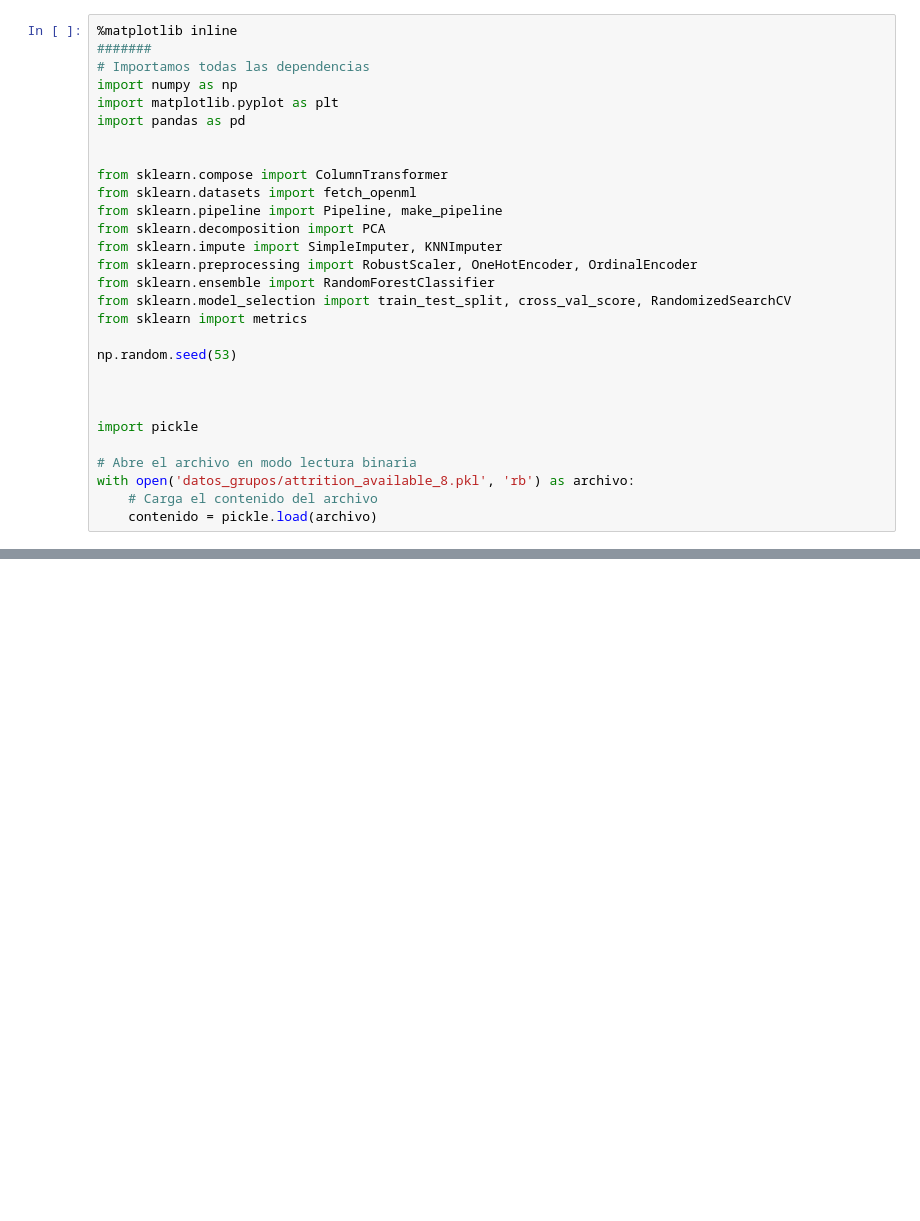
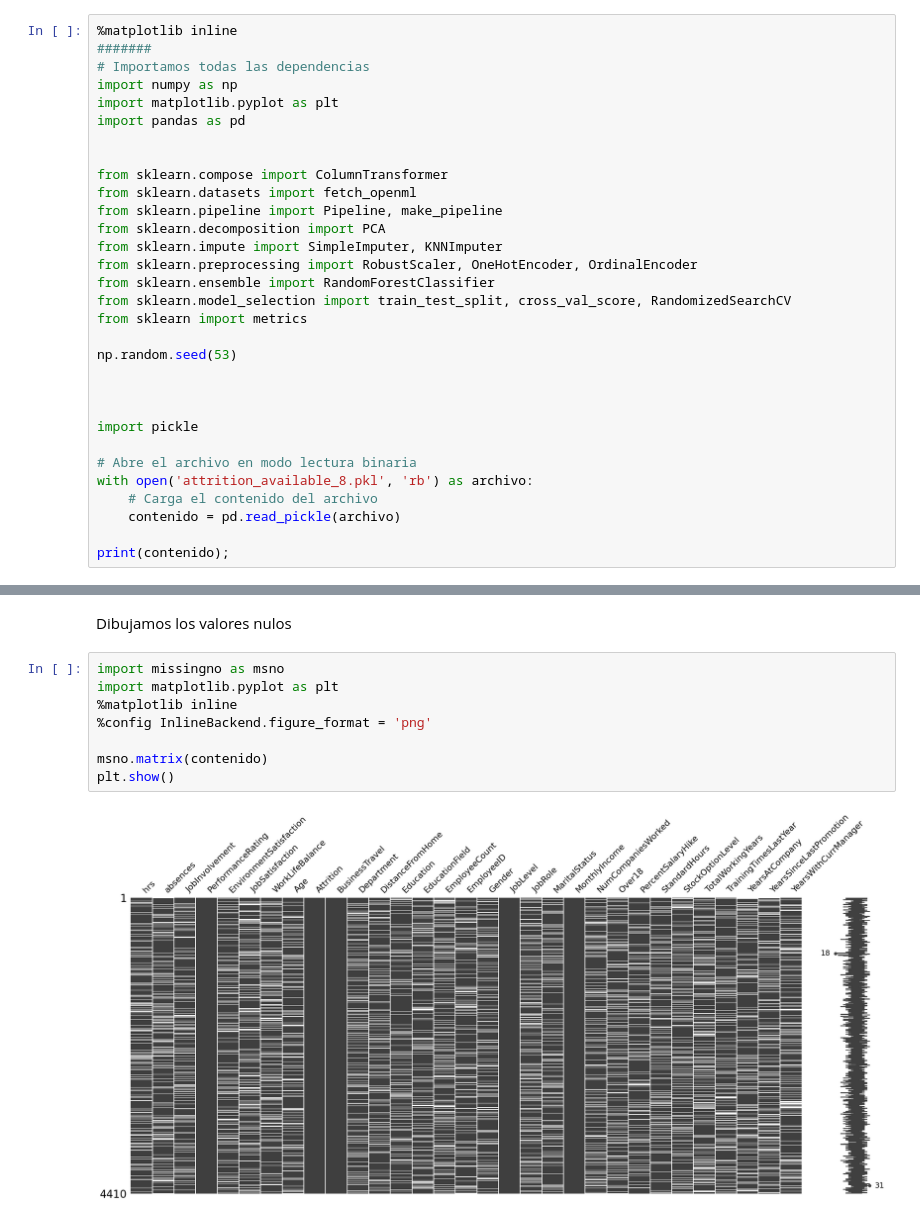
Before and after one commit to andresrg08/Grupo8_Practica2, a Jupyter notebook: Grupo8_Practica2.ipynb, the cells around one changed output, grey strips where cells are left out. Drawn from its saved outputs; the diff is of its cells as text; blank space fills up the shorter version.

Commit message:
Iniciando analisis de datos exploratorio

```diff
--- a/Grupo8_Practica2.ipynb
+++ b/Grupo8_Practica2.ipynb
@@ -24,7 +24,9 @@ np.random.seed(53)
 import pickle
 
 # Abre el archivo en modo lectura binaria
-with open('datos_grupos/attrition_available_8.pkl', 'rb') as archivo:
+with open('attrition_available_8.pkl', 'rb') as archivo:
     # Carga el contenido del archivo
-    contenido = pickle.load(archivo)
+    contenido = pd.read_pickle(archivo)
+
+print(contenido);
 # %% [output]
@@ -31,0 +112,12 @@ KeyError: "['Attrition'] not found in axis"
+# %% [markdown]
+Dibujamos los valores nulos
+# %%
+import missingno as msno
+import matplotlib.pyplot as plt
+%matplotlib inline
+%config InlineBackend.figure_format = 'png'
+
+msno.matrix(contenido)
+plt.show()
+# %% [output]
+[figure, added]
```
Also changed, not shown: parts of 9 cells of this notebook.
